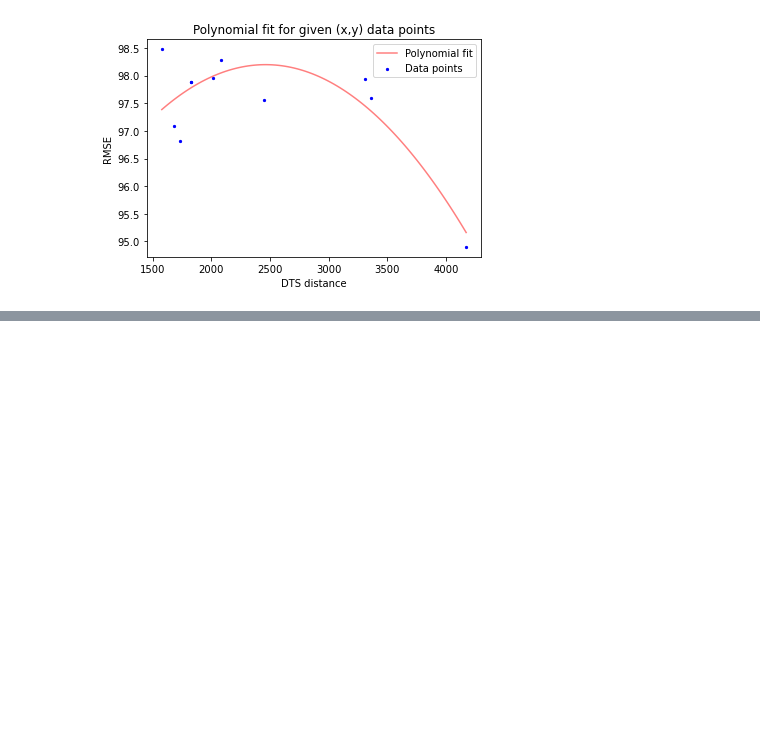
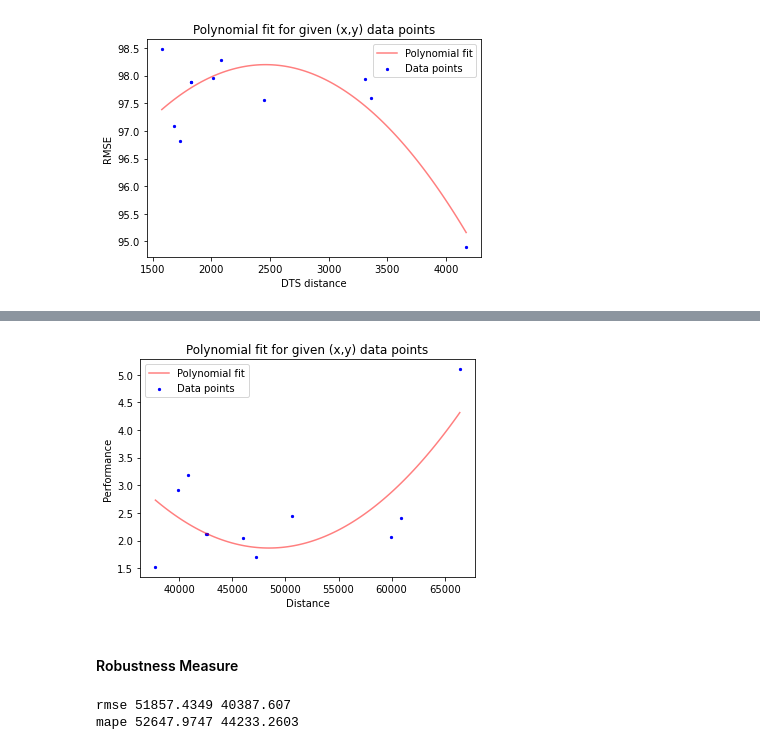
Before and after one commit to n-akram/TimeSeriesSafeML, a Jupyter notebook: Experiments/Implementation_in_Python/TimeseriesForecasting/MRF/MRF_CurveFit.ipynb, the cells around one changed output, grey strips where cells are left out. Saved outputs shown, nothing was run; the diff lists cells and outputs as text; code cells hidden in the pictures; blank space fills up the shorter version.

Commit message:
robustness measure for all datasets implemented

```diff
--- a/Experiments/Implementation_in_Python/TimeseriesForecasting/MRF/MRF_CurveFit.ipynb
+++ b/Experiments/Implementation_in_Python/TimeseriesForecasting/MRF/MRF_CurveFit.ipynb
@@ -172,0 +174,3 @@ for t in range(num_epochs):
+# %%
+model = torch.load('lstm_mrf.pt')
+model.eval()
@@ -198,3 +207,7 @@ gt = y_test[:, 0]
 Test Score: 0.02 MAPE
 R-squared value is 0.9425788046685755
 RMSE:  2456.9698817852855
+# %%
+def func_mape(actual, pred):
+    actual, pred = np.array(actual), np.array(pred)
+    return np.mean(np.abs((actual - pred) / actual)) * 100
@@ -587,0 +612,31 @@ df2.to_csv('MRF_results.csv', index=False)
+# %%
+fit_polynomial_curve_to_data_and_visualize(df2['Wasserstein_dist'].values, df2['MAPE'].values)
+# %% [output]
+[figure, added]
+# %% [markdown]
+#### Robustness Measure
+# %%
+MIN_RMSE = 1800
+MIN_MAPE = 2.0
+
+frames = [df1[['Test set range']], acc_df2[['RMSE',  'R2-score', 'MAPE']], df2.iloc[:, -1]]
+df1_ro = pd.concat(frames, axis=1)
+df1_ro
+
+WDFromCurve_1, WDFromCurve_2 = compute_ratio_from_curve_fit(df2['Wasserstein_dist'].values,  df2['RMSE'].values, MIN_RMSE)
+print("rmse", WDFromCurve_1, WDFromCurve_2)
+
+WDFromCurve_1_mape, WDFromCurve_2_mape = compute_ratio_from_curve_fit(df2['Wasserstein_dist'].values,  df2['MAPE'].values, MIN_MAPE)
+print("mape", WDFromCurve_1_mape, WDFromCurve_2_mape)
+
+df1_ro['rmse_ratio'] = np.round((df1_ro['Wasserstein_dist'] / WDFromCurve_1), 2)
+df1_ro['mape_ratio'] = np.round((df1_ro['Wasserstein_dist'] / WDFromCurve_1_mape), 2)
+
+df1_ro.loc[df1_ro['rmse_ratio'] <= 1.00  , 'Robust_rmse'] = 'True'
+df1_ro.loc[df1_ro['rmse_ratio'] > 1.00, 'Robust_rmse'] = 'False'
+
+df1_ro.loc[df1_ro['mape_ratio'] <= 1.00  , 'Robust_mape'] = 'True'
+df1_ro.loc[df1_ro['mape_ratio'] > 1.00, 'Robust_mape'] = 'False'
+# %% [output]
+rmse 51857.4349 40387.607
+mape 52647.9747 44233.2603
```
Also changed, not shown: parts of 10 cells of this notebook, 2 other files.
